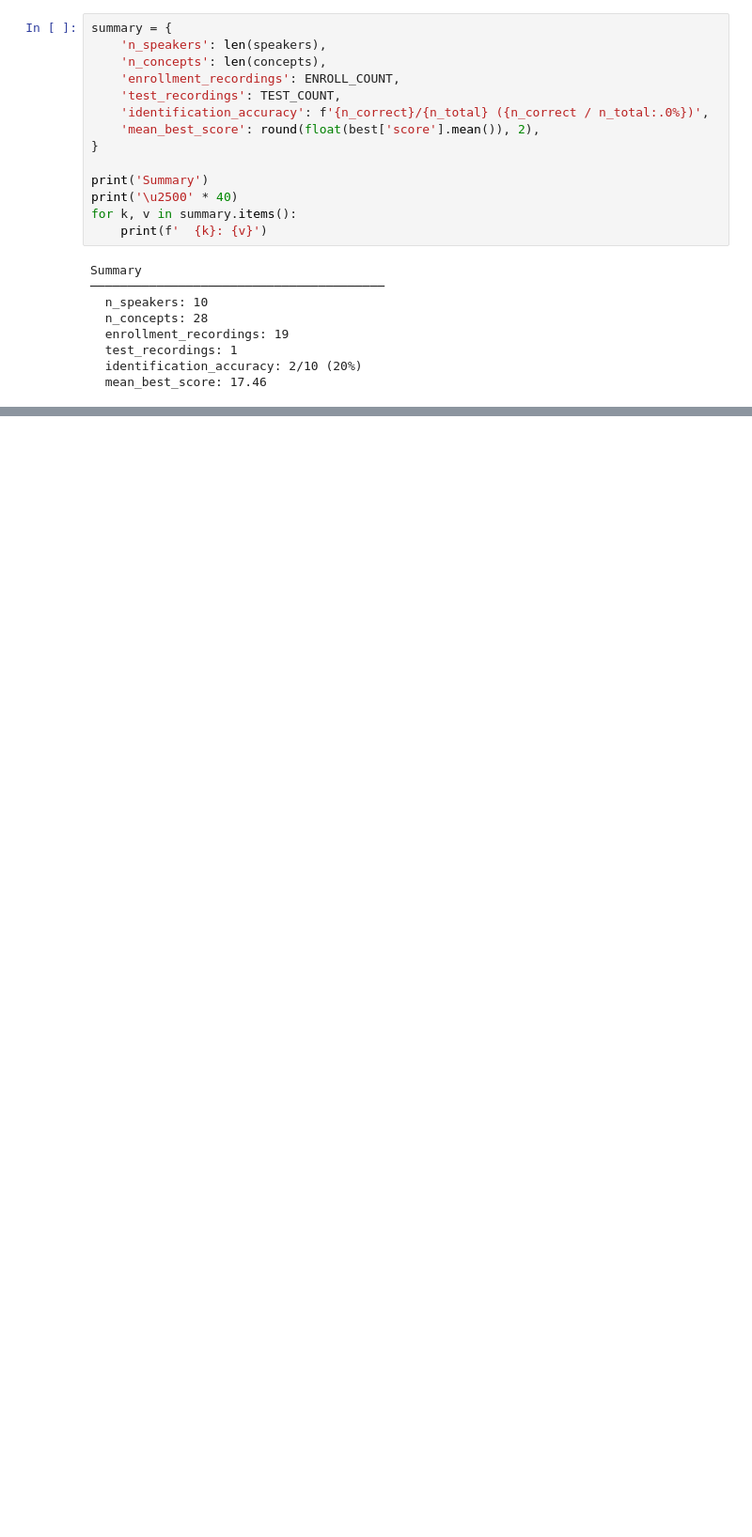
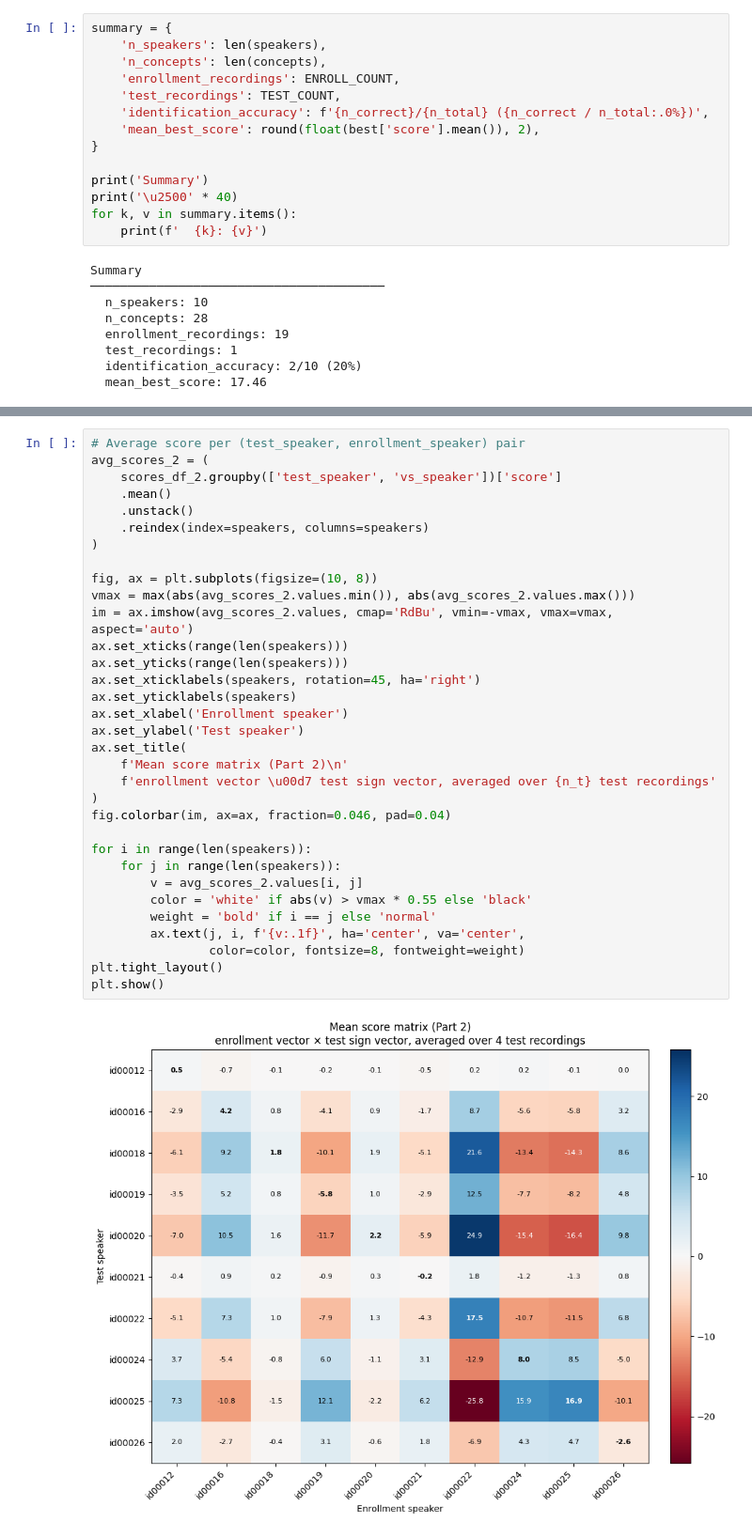
Before and after one commit to yoav1870/BioVoice, a Jupyter notebook: redimnet/tcav/analytics/speaker_concept_clustering_analysis.ipynb, the cells around one changed output, grey strips where cells are left out. Shown at 94% size. Saved outputs shown, nothing was run; the diff lists cells and outputs as text; blank space fills up the shorter version.

```diff
--- a/redimnet/tcav/analytics/speaker_concept_clustering_analysis.ipynb
+++ b/redimnet/tcav/analytics/speaker_concept_clustering_analysis.ipynb
@@ -459,0 +759,35 @@ Summary
+# %%
+# Average score per (test_speaker, enrollment_speaker) pair
+avg_scores_2 = (
+    scores_df_2.groupby(['test_speaker', 'vs_speaker'])['score']
+    .mean()
+    .unstack()
+    .reindex(index=speakers, columns=speakers)
+)
+
+fig, ax = plt.subplots(figsize=(10, 8))
+vmax = max(abs(avg_scores_2.values.min()), abs(avg_scores_2.values.max()))
+im = ax.imshow(avg_scores_2.values, cmap='RdBu', vmin=-vmax, vmax=vmax, aspect='auto')
+ax.set_xticks(range(len(speakers)))
+ax.set_yticks(range(len(speakers)))
+ax.set_xticklabels(speakers, rotation=45, ha='right')
+ax.set_yticklabels(speakers)
+ax.set_xlabel('Enrollment speaker')
+ax.set_ylabel('Test speaker')
+ax.set_title(
+    f'Mean score matrix (Part 2)\n'
+    f'enrollment vector \u00d7 test sign vector, averaged over {n_t} test recordings'
+)
+fig.colorbar(im, ax=ax, fraction=0.046, pad=0.04)
+
+for i in range(len(speakers)):
+    for j in range(len(speakers)):
+        v = avg_scores_2.values[i, j]
+        color = 'white' if abs(v) > vmax * 0.55 else 'black'
+        weight = 'bold' if i == j else 'normal'
+        ax.text(j, i, f'{v:.1f}', ha='center', va='center',
+                color=color, fontsize=8, fontweight=weight)
+plt.tight_layout()
+plt.show()
+# %% [output]
+[figure, added]
```
Also changed, not shown: parts of 15 cells of this notebook, 9 other files.
